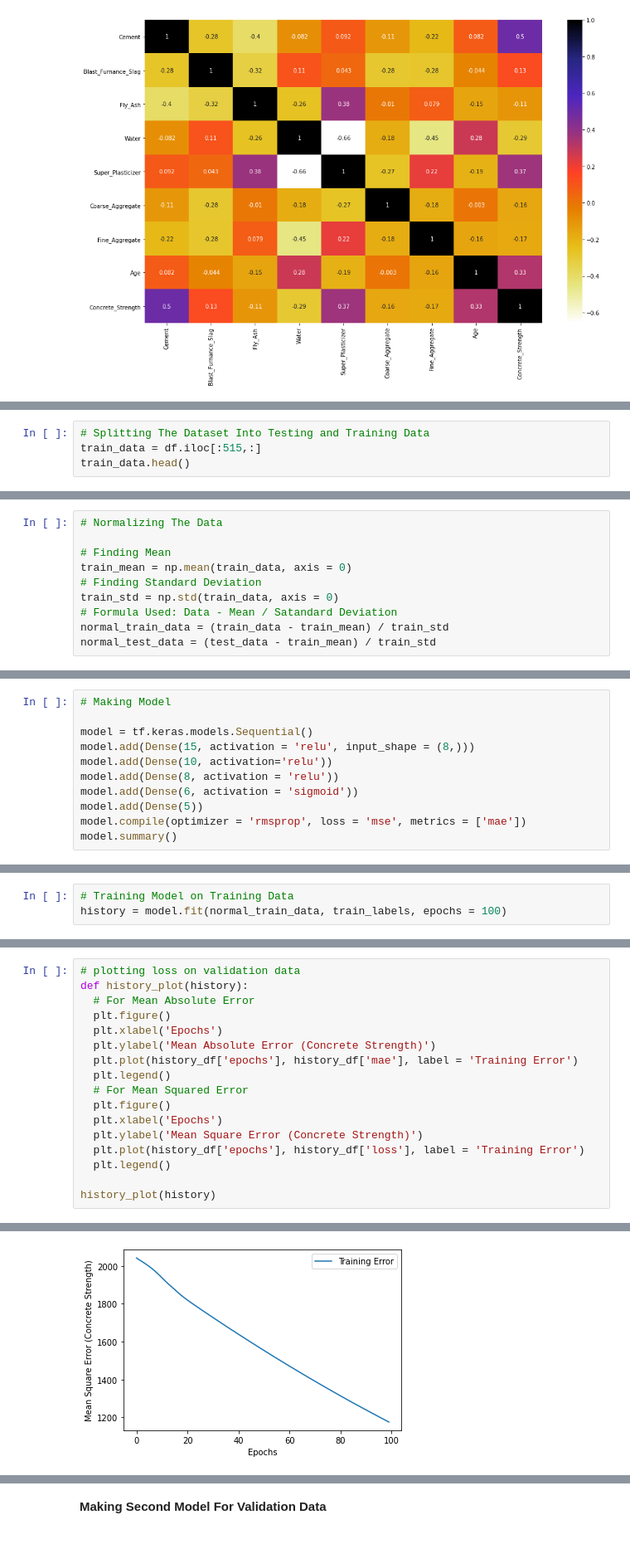
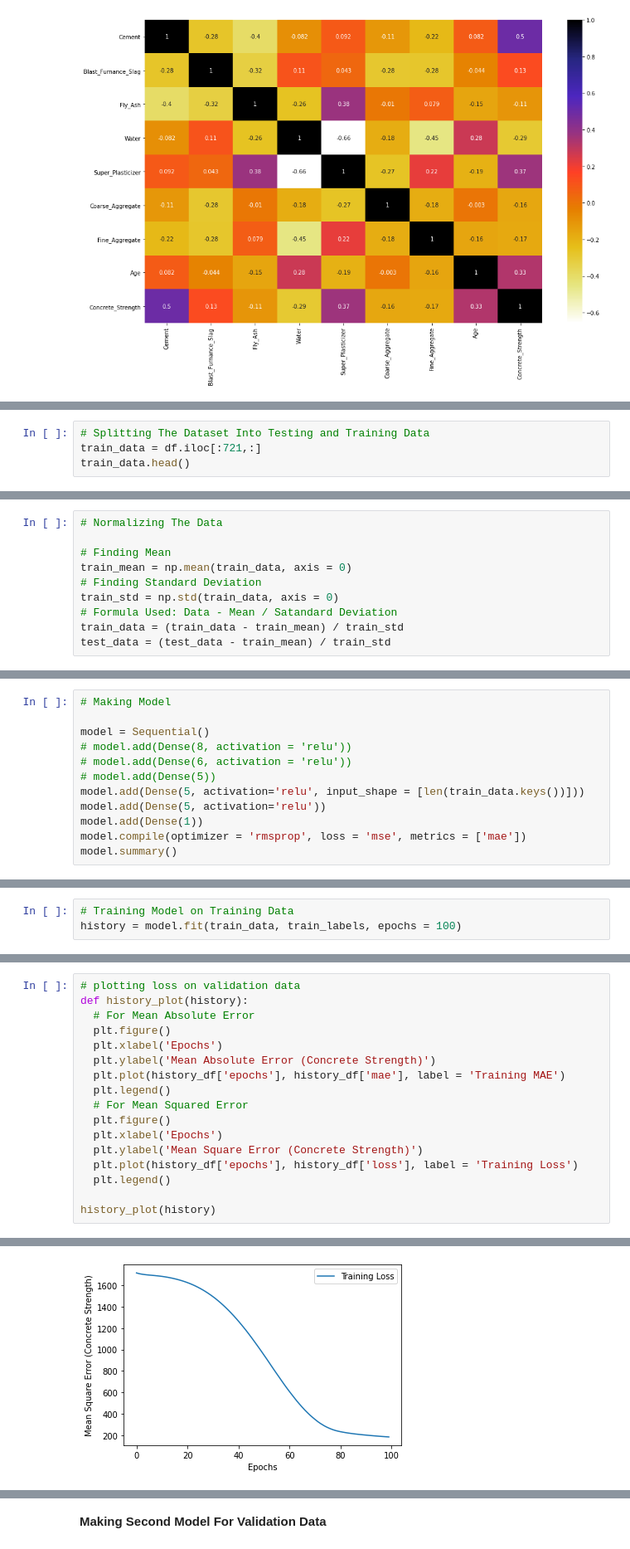
Before and after one commit to SyedHuzaifa007/PIAIC-Deep-Learning-Assignment, a Jupyter notebook: Concrete_Strength_Assignment.ipynb, the cells around one changed output, grey strips where cells are left out. Shown at 83% size. Cells and saved outputs as stored; diff of their text form.

```diff
--- a/Concrete_Strength_Assignment.ipynb
+++ b/Concrete_Strength_Assignment.ipynb
@@ -202,6 +219,6 @@ df.shape
 # %%
 # Splitting The Dataset Into Testing and Training Data
-train_data = df.iloc[:515,:]
+train_data = df.iloc[:721,:]
 train_data.head()
 # %% [output]
 |  | Cement | Blast_Furnance_Slag | Fly_Ash | Water | Super_Plasticizer | Coarse_Aggregate | Fine_Aggregate | ... |
@@ -291,5 +275,5 @@ train_mean = np.mean(train_data, axis = 0)
 # Finding Standard Deviation
 train_std = np.std(train_data, axis = 0)
 # Formula Used: Data - Mean / Satandard Deviation
-normal_train_data = (train_data - train_mean) / train_std
-normal_test_data = (test_data - train_mean) / train_std
+train_data = (train_data - train_mean) / train_std
+test_data = (test_data - train_mean) / train_std
@@ -314,12 +300,13 @@ normal_test_data.tail()
 # %%
 # Making Model
 
-model = tf.keras.models.Sequential()
-model.add(Dense(15, activation = 'relu', input_shape = (8,)))
-model.add(Dense(10, activation='relu'))
-model.add(Dense(8, activation = 'relu'))
-model.add(Dense(6, activation = 'sigmoid'))
-model.add(Dense(5))
+model = Sequential()
+# model.add(Dense(8, activation = 'relu'))
+# model.add(Dense(6, activation = 'relu'))
+# model.add(Dense(5))
+model.add(Dense(5, activation='relu', input_shape = [len(train_data.keys())]))
+model.add(Dense(5, activation='relu'))
+model.add(Dense(1))
 model.compile(optimizer = 'rmsprop', loss = 'mse', metrics = ['mae'])
 model.summary()
 # %% [output]
@@ -343,6 +326,6 @@ Non-trainable params: 0
 _________________________________________________________________
 # %%
 # Training Model on Training Data
-history = model.fit(normal_train_data, train_labels, epochs = 100)
+history = model.fit(train_data, train_labels, epochs = 100)
 # %% [output]
 Epoch 1/100
@@ -381,13 +364,13 @@ def history_plot(history):
   plt.figure()
   plt.xlabel('Epochs')
   plt.ylabel('Mean Absolute Error (Concrete Strength)')
-  plt.plot(history_df['epochs'], history_df['mae'], label = 'Training Error')
+  plt.plot(history_df['epochs'], history_df['mae'], label = 'Training MAE')
   plt.legend()
   # For Mean Squared Error
   plt.figure()
   plt.xlabel('Epochs')
   plt.ylabel('Mean Square Error (Concrete Strength)')
-  plt.plot(history_df['epochs'], history_df['loss'], label = 'Training Error')
+  plt.plot(history_df['epochs'], history_df['loss'], label = 'Training Loss')
   plt.legend()
 
 history_plot(history)
@@ -396,3 +379,3 @@ history_plot(history)
-[figure, old version]
+[figure, new version]
 # %%
 # Making Predictions on Test Data
```
Also changed, not shown: parts of 65 cells of this notebook.
